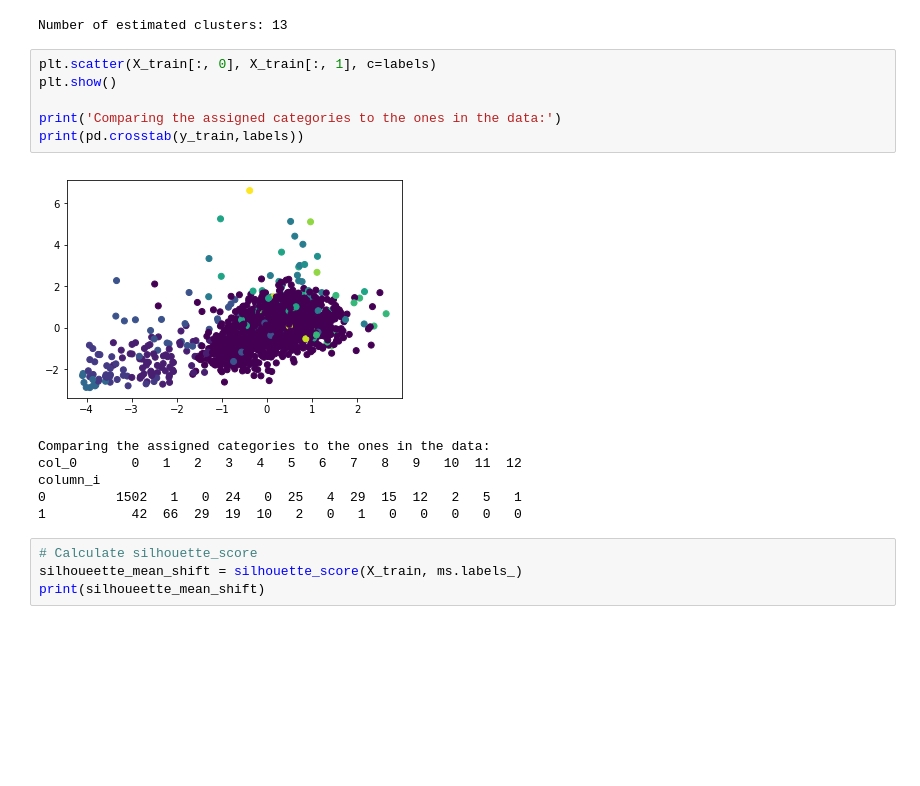
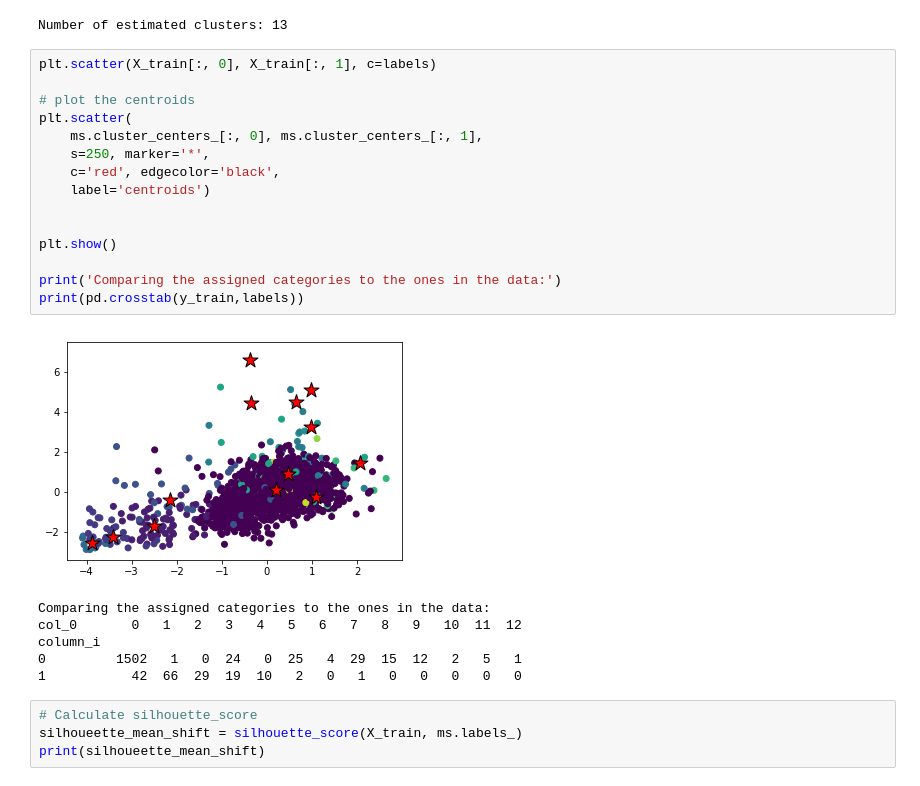
Before and after one commit to kathieking/Thinkful, a Jupyter notebook: Capstone3_unsupervised_learning.ipynb, the cells around one changed output. Saved outputs shown, nothing was run; the diff lists cells and outputs as text; blank space fills up the shorter version.

```diff
--- a/Capstone3_unsupervised_learning.ipynb
+++ b/Capstone3_unsupervised_learning.ipynb
@@ -519,12 +478,21 @@ print("Number of estimated clusters: {}".format(n_clusters_))
 Number of estimated clusters: 13
 # %%
 plt.scatter(X_train[:, 0], X_train[:, 1], c=labels)
+
+# plot the centroids
+plt.scatter(
+    ms.cluster_centers_[:, 0], ms.cluster_centers_[:, 1],
+    s=250, marker='*',
+    c='red', edgecolor='black',
+    label='centroids')
+
+
 plt.show()
 
 print('Comparing the assigned categories to the ones in the data:')
 print(pd.crosstab(y_train,labels))
 # %% [output]
-[figure, old version]
+[figure, new version]
 Comparing the assigned categories to the ones in the data:
 col_0       0   1   2   3   4   5   6   7   8   9   10  11  12
 column_i
```
Also changed, not shown: parts of 66 cells of this notebook.
